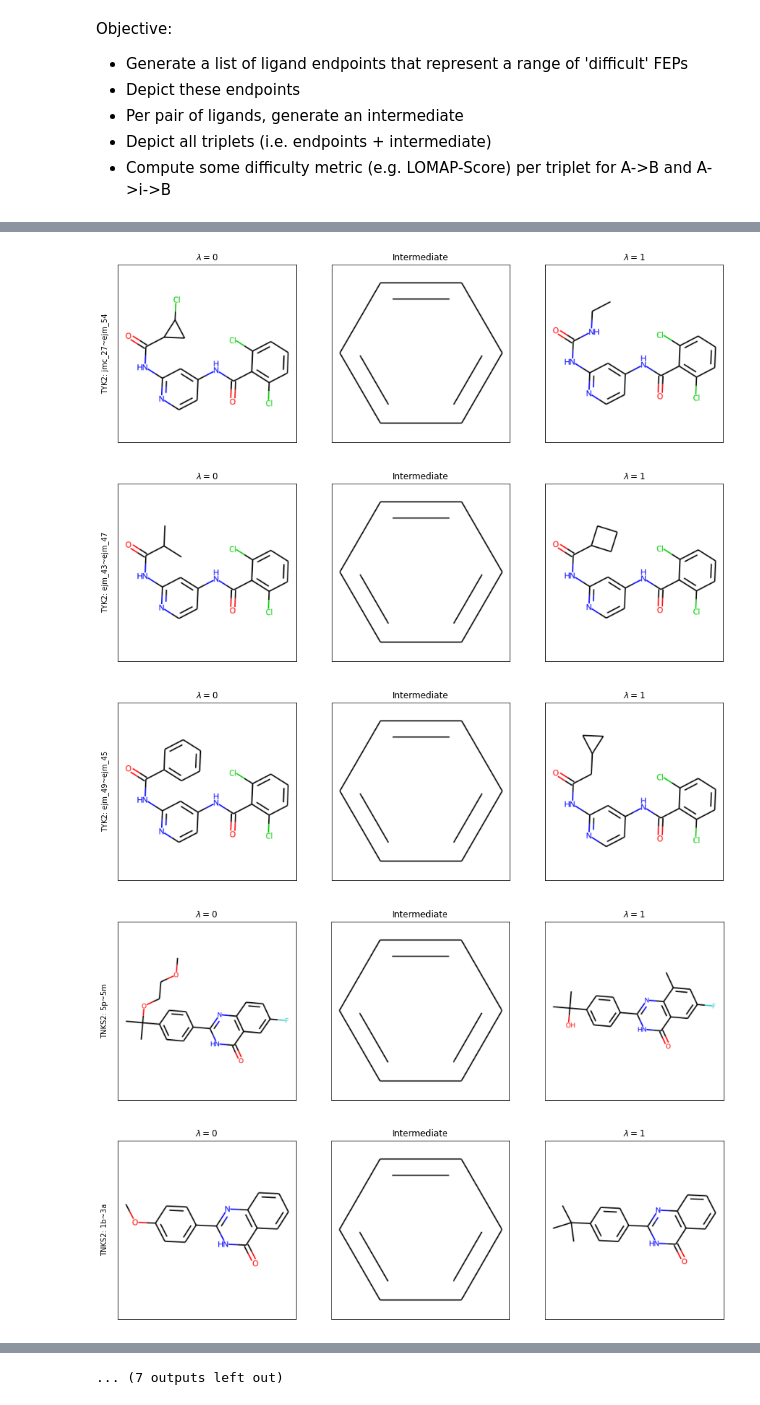
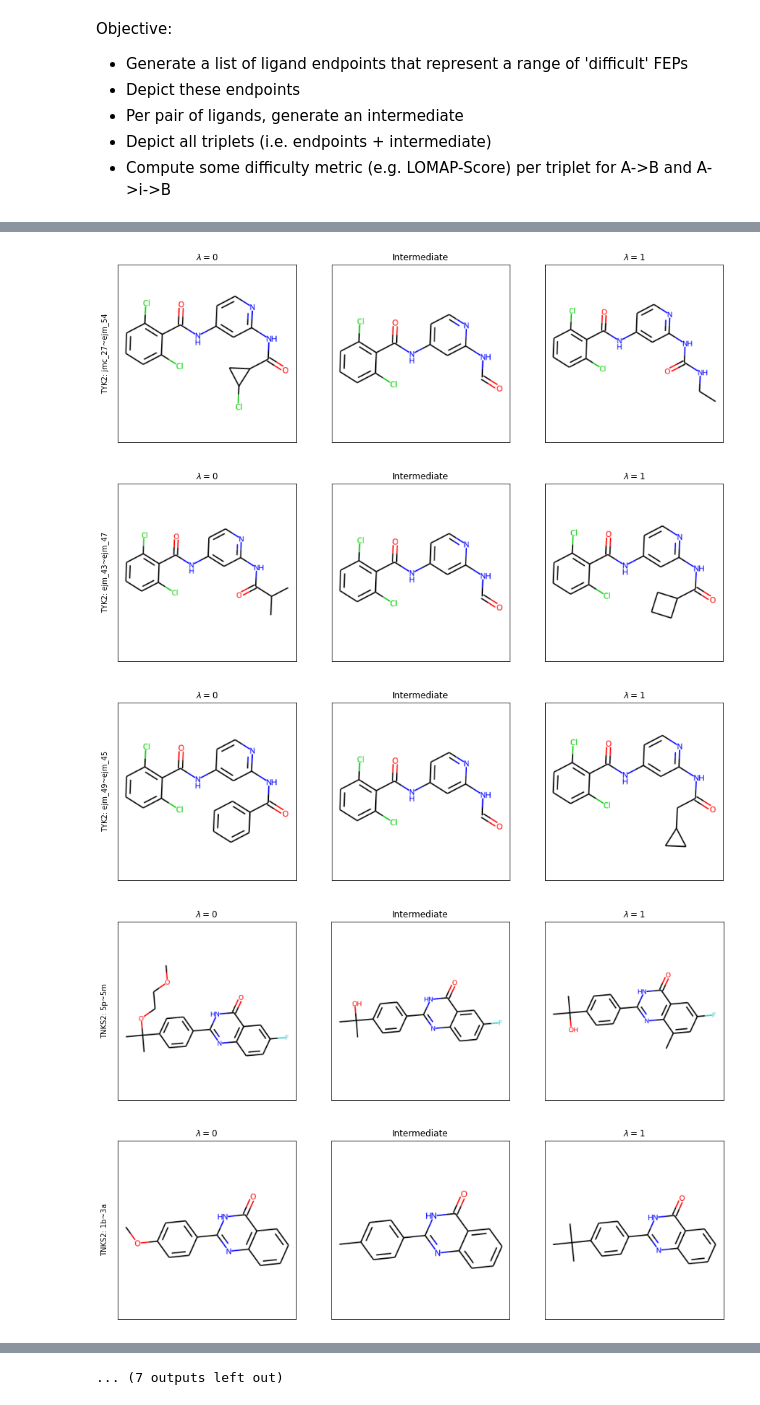
Before and after one commit to JenkeScheen/fep_intermediate_generation, a Jupyter notebook: network_enrichment_endpoints.ipynb, the cells around one changed output, grey strips where cells are left out. Drawn from its saved outputs; the diff is of its cells as text; code cells hidden in the pictures.

Commit message:
added fep expert intermediates

```diff
--- a/network_enrichment_endpoints.ipynb
+++ b/network_enrichment_endpoints.ipynb
@@ -63,7 +63,7 @@ def alignLigands(liga, intermediate, ligb):
     # NB: when actual intermediates are being generated; include the intermediate in the MCS detection and
     # in the alignment!
 
-    template = Chem.MolFromSmarts(rdFMCS.FindMCS([liga, ligb],
+    template = Chem.MolFromSmarts(rdFMCS.FindMCS([liga, intermediate, ligb],
                                     atomCompare=rdFMCS.AtomCompare.CompareAny,
                                     bondCompare=rdFMCS.BondCompare.CompareAny,
                                     matchValences=False,
@@ -74,7 +74,7 @@ def alignLigands(liga, intermediate, ligb):
                                                              # can take minutes.
     AllChem.Compute2DCoords(template)
 
-    for lig in [liga, ligb]:
+    for lig in [liga, intermediate, ligb]:
         # align.
         AllChem.GenerateDepictionMatching2DStructure(lig, template)
         # Remove stereochemistry to simplify depiction in network.
@@ -122,7 +122,28 @@ def depictMolTriplet(liga, intermediate, ligb, tgt, pert_name):
 
     plt.show()
 # %%
-for tgt, pert in perts_to_intrap:
+expert_intermediates = [ #yup, wrote these manually..
+    "NC(=O)Nc1cc(NC(=O)c2c(Cl)cccc2Cl)ccn1",
+    "CC(C)C(=O)Nc1cc(NC(=O)c2c(Cl)cccc2Cl)ccn1",
+    "CCC(=O)Nc1cc(NC(=O)c2c(Cl)cccc2Cl)ccn1",
+    "C(=O)Nc1cc(NC(=O)c2c(Cl)cccc2Cl)ccn1", # mistake in chemdraw template; used expert's rationale.
+    "C(=O)Nc1cc(NC(=O)c2c(Cl)cccc2Cl)ccn1",
+    "O=C(Nc1cc(NC(=O)c2c(Cl)cccc2Cl)ccn1)",
+    "C(O)(C)(C)c1ccc(-c2nc3ccc(F)cc3c(=O)[nH]2)cc1", # mistake in chemdraw template; used expert's rationale.
+    "Cc1ccc(-c2nc3ccccc3c(=O)[nH]2)cc1",
+    "O=c1[nH]c(-c2ccccc2)nc2ccccc12",
+    "N(C[C@H]1CC[C@@H]2[C@H](O1)c1cc(C(F)(F)F)ccc1N[C@H]2c1ccccc1)CCCC[NH3+]",
+    "OCC[NH2+]C[C@H]1CC[C@@H]2[C@H](O1)c1cc(C(C)(C)C)ccc1N[C@H]2",
+    "[NH3+]C[C@H]1CC[C@@H]2[C@H](O1)c1cccc(F)c1N[C@H]2c1ccccc1",
+    "COc1c(F)c(F)c(-c2cn(C3C(O)C(CO)OC(Sc4ccc(C)cc4)C3O)nn2)c(F)c1F",
+    "O=C(N)N1CCc2c(c(-c3ccc(C(F)(F)F)c(SCC[NH+]4CCC(F)CC4)c3)nn2C[C@@H](O)C[NH+]2CCCCC2)C1",
+    "N1CCc2c(c(-c3ccc(C(F)(F)F)c(SCC[NH+]4CCCCC4)c3)nn2C[C@@H](O)C[NH+]2CCCCC2)C1",
+    "CCOc1nc(NC(=O)Cc2ccccc2)cc(N)c1C#N",
+    "CCOc1nc(NC(=O)Cc2ccccc2)cc(N)c1C#N",
+    "OCCOc1nc(NC(=O)Cc2cc(OC)ccc2OC)cc(N)c1C#N",
+    "OCCOc1nc(NC(=O)Cc2cc(OC)ccc2OC)cc(N)c1C#N",
+    ]
+for (tgt, pert), interm in zip(perts_to_intrap, expert_intermediates):
 
     # get the endpoint molecular objects.
     liga, ligb = pert.split("~")
@@ -133,7 +154,7 @@ for tgt, pert in perts_to_intrap:
         liga, ligb = [ Chem.rdmolfiles.SDMolSupplier(f"ligands/{tgt}/lig_{lig}.sdf")[0] for lig in [liga, ligb]]
 
     # generate the intermediate.
-    intermediate = generateIntermediate(liga, ligb) # NB: just placeholder! Returns benzene in all cases.
+    intermediate = Chem.MolFromSmiles(interm)
 
     # align everything.
     liga, intermediate, ligb = alignLigands(liga, intermediate, ligb)
@@ -147,5 +168,5 @@ for tgt, pert in perts_to_intrap:
-[figure, old version]
+[figure, new version]
-[figure, old version]
+[figure, new version]
-[figure, old version]
+[figure, new version]
-[figure, old version]
+[figure, new version]
-[figure, old version]
+[figure, new version]
```
Also changed, not shown: parts of 1 cell of this notebook, 1 other file.
